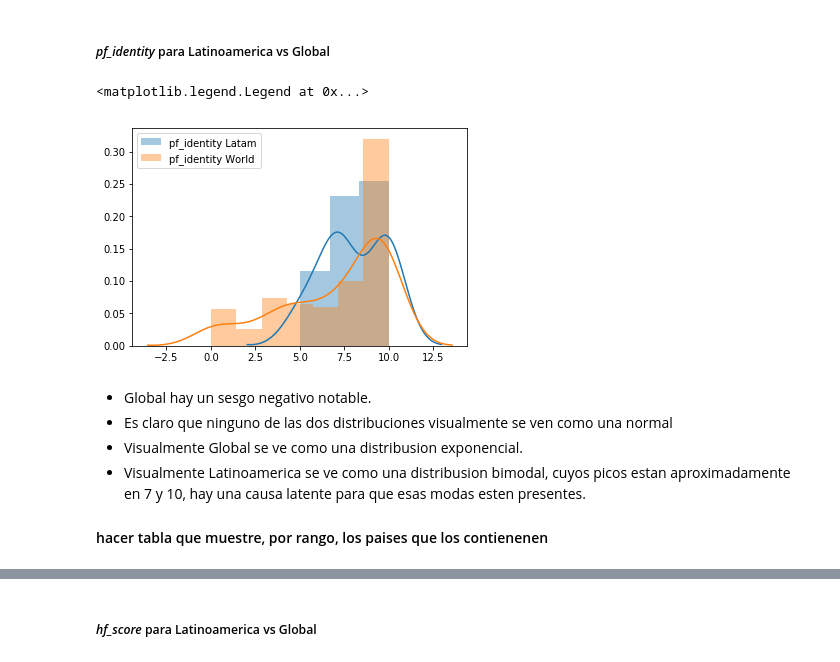
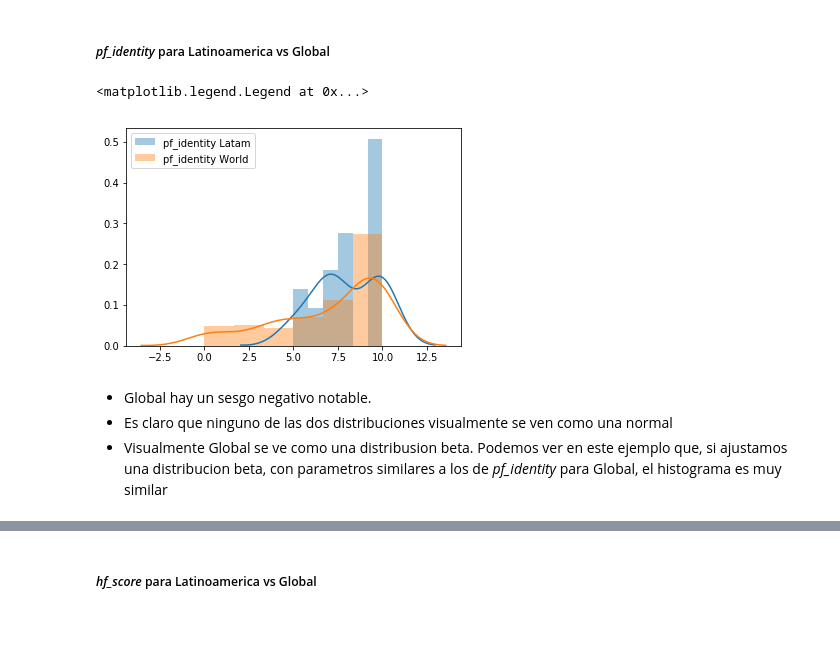
Before and after one commit to manquius/diplodatos_ayv, a Jupyter notebook: 02_practico_I.ipynb, the cells around one changed output, grey strips where cells are left out. Drawn from its saved outputs; the diff is of its cells as text; code cells hidden in the pictures; blank space fills up the shorter version.

```diff
--- a/02_practico_I.ipynb
+++ b/02_practico_I.ipynb
@@ -367,23 +367,21 @@ seaborn.lineplot(data=df, x='year', y='value', hue='variable')
 # %%
 dataset_latam = dataset[filter_latam]
 filter_latam_2016 = dataset_latam["year"] == 2016
 dataset_latam_2016 = dataset_latam[filter_latam_2016]
 
 
 filter_2016 = dataset["year"] == 2016
 dataset_2016 = dataset[filter_2016]
 
 
-seaborn.distplot(dataset_latam_2016[['pf_identity']], label="pf_identity Latam")
-seaborn.distplot(dataset_2016[["pf_identity"]].dropna(),label="pf_identity World")
+seaborn.distplot(dataset_latam_2016[['pf_identity']].dropna(), label="pf_identity Latam", bins=6, kde=True)
+seaborn.distplot(dataset_2016[["pf_identity"]].dropna(),label="pf_identity World", bins=6, kde=True)
+
 plt.legend()
 # %% [output]
 <matplotlib.legend.Legend at 0x...>
-[figure, old version]
+[figure, new version]
 # %% [markdown]
 - Global hay un sesgo negativo notable.
 - Es claro que ninguno de las dos distribuciones visualmente se ven como una normal
-- Visualmente Global se ve como una distribusion exponencial.
-- Visualmente Latinoamerica se ve como una distribusion bimodal, cuyos picos estan aproximadamente en 7 y 10, hay una causa latente para que esas modas esten presentes.
-
-#### hacer tabla que muestre, por rango, los paises que los contienenen
+- Visualmente Global se ve como una distribusion beta. Podemos ver en este ejemplo que, si ajustamos una distribucion beta, con parametros similares a los de *pf_identity* para Global, el histograma es muy similar
```
Also changed, not shown: parts of 24 cells of this notebook.
